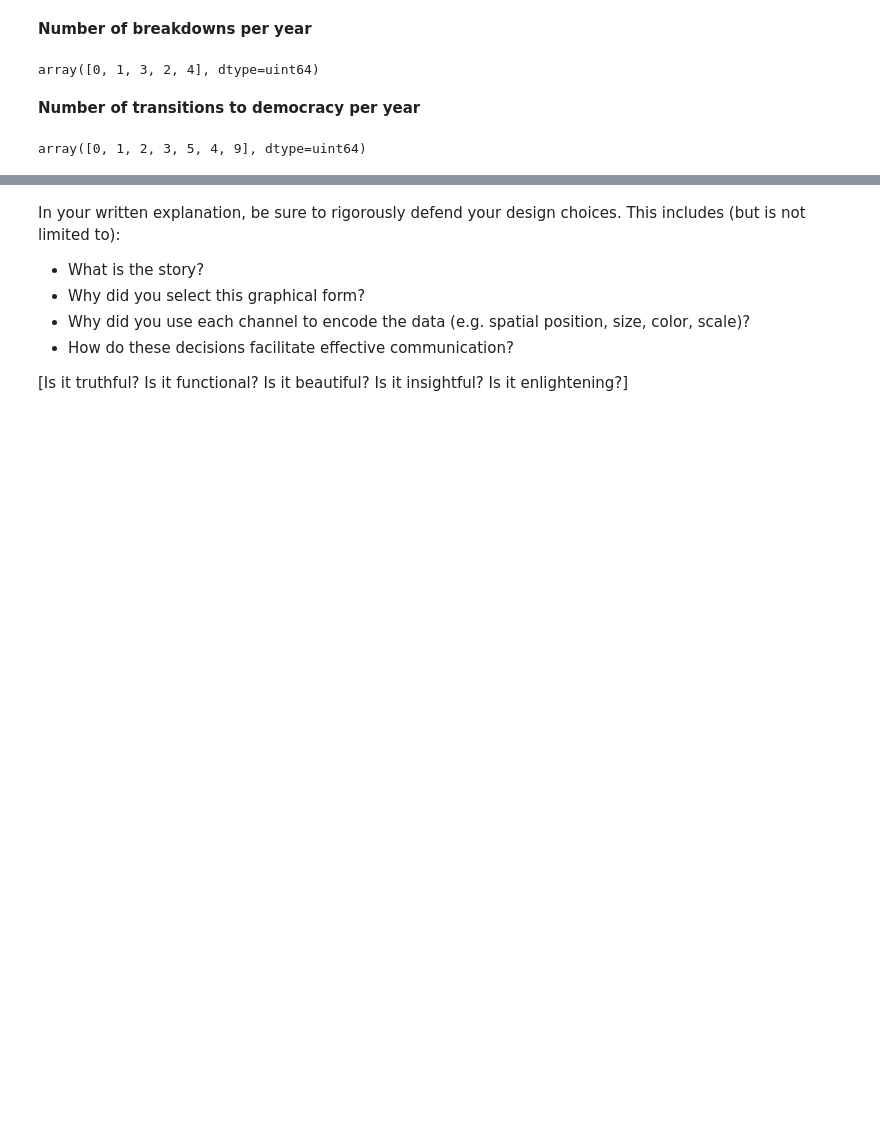
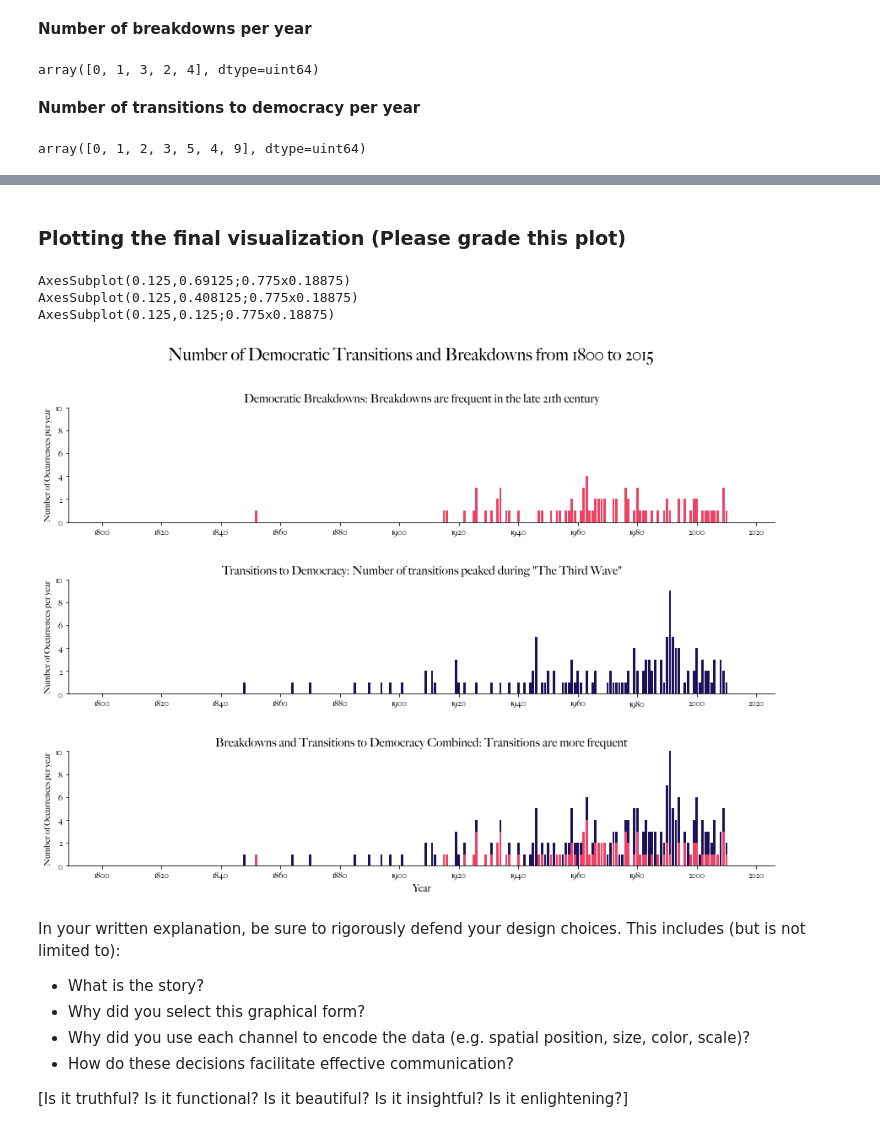
Before and after one commit to sanittawan/hw03-1, a Jupyter notebook: Tan_Sanittawan_hw03_part2.ipynb, the cells around one changed output, grey strips where cells are left out. Drawn from its saved outputs; the diff is of its cells as text; code cells hidden in the pictures; blank space fills up the shorter version.

```diff
--- a/Tan_Sanittawan_hw03_part2.ipynb
+++ b/Tan_Sanittawan_hw03_part2.ipynb
@@ -169,3 +169,49 @@ AxesSubplot(0.125,0.125;0.775x0.18875)
+# %% [markdown]
+### Plotting the final visualization (Please grade this plot)
+# %%
+fig, axes = plt.subplots(nrows=3, ncols=1, figsize=(15, 10))
+fig.subplots_adjust(hspace=0.5)
+fig.suptitle('Number of Democratic Transitions and Breakdowns from 1800 to 2015',
+             fontsize=20, fontname='Big Caslon')
+
+data_list = [num_breakdowns_year, num_to_dem_year, total_trans]
+subtitles = ['Democratic Breakdowns: Breakdowns are frequent in the late 21th century',
+             'Transitions to Democracy: Number of transitions peaked during "The Third Wave"',
+             'Breakdowns and Transitions to Democracy Combined: Transitions are more frequent']
+#c_tup = ('#1c1259','#ee4266')
+c_tup = ('#ee4266', '#1c1259')
+#c_tup = ('#1cb3c8', '#3c415e')
+colors = [c_tup[0], c_tup[1], c_tup]
+i = 0
+
+for ax, data, st, c in zip(axes.flatten(), data_list, subtitles, colors):
+    i += 1
+    print(ax)
+    ax.set(ylim=(0, 10))
+    if i == 3:    # make a stacked bar graph
+        ax.set_xlabel('Year', fontname='Big Caslon', fontsize=12)
+        ax.bar(data.index, num_breakdowns_year.values, color=c[0])
+        ax.bar(data.index, num_to_dem_year.values, bottom=num_breakdowns_year.values, color=c[1])
+    else:
+        ax.bar(data.index, data.values, color=c)
+    ax.xaxis.set_major_locator(MaxNLocator(15))
+    ax.set_title(st, fontname='Big Caslon', fontsize=14)
+    ax.set_ylabel('Number of Occurrences per year', fontname='Big Caslon', fontsize=10)
+
+    sns.despine()
+
+    for tick in ax.get_xticklabels():
+        tick.set_fontname('Big Caslon')
+    for tick in ax.get_yticklabels():
+        tick.set_fontname('Big Caslon')
+
+plt.savefig('transitions.png', dpi=300, bbox_inches='tight')
+plt.show()
+# %% [output]
+AxesSubplot(0.125,0.69125;0.775x0.18875)
+AxesSubplot(0.125,0.408125;0.775x0.18875)
+AxesSubplot(0.125,0.125;0.775x0.18875)
+[figure, added]
 # %% [markdown]
 In your written explanation, be sure to rigorously defend your design choices. This includes (but is not limited to):
 
```
Also changed, not shown: parts of 4 cells of this notebook, 1 other file.
